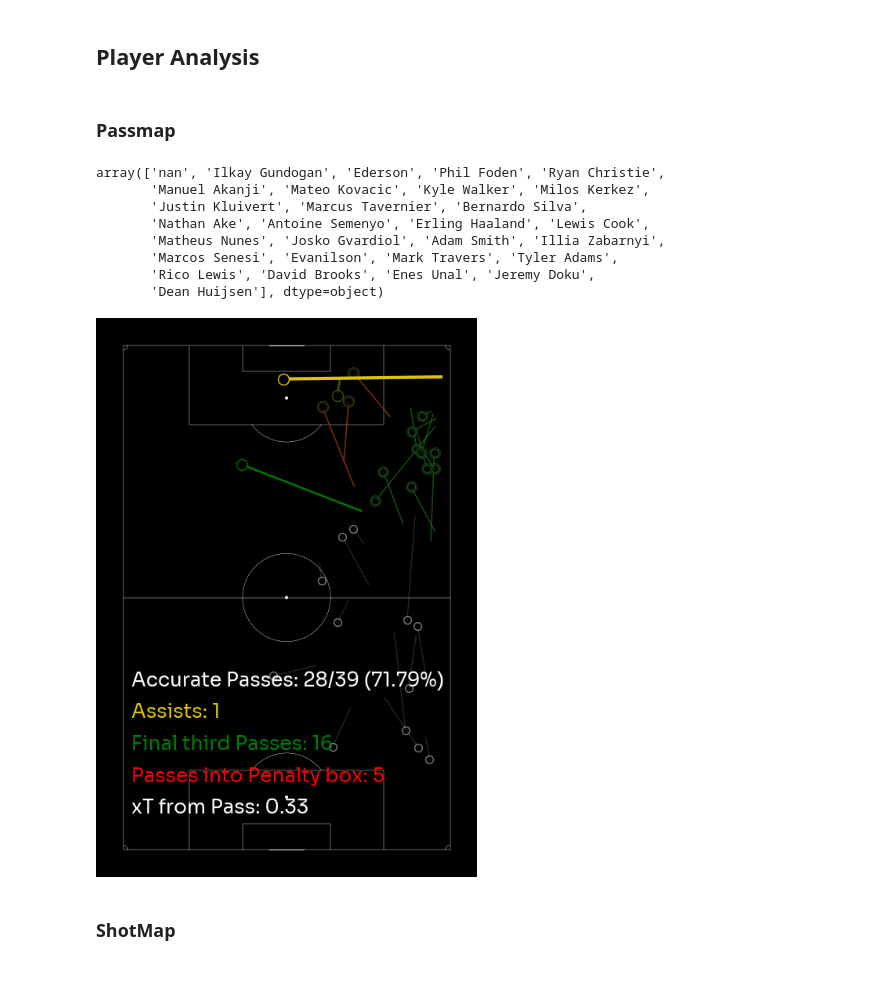
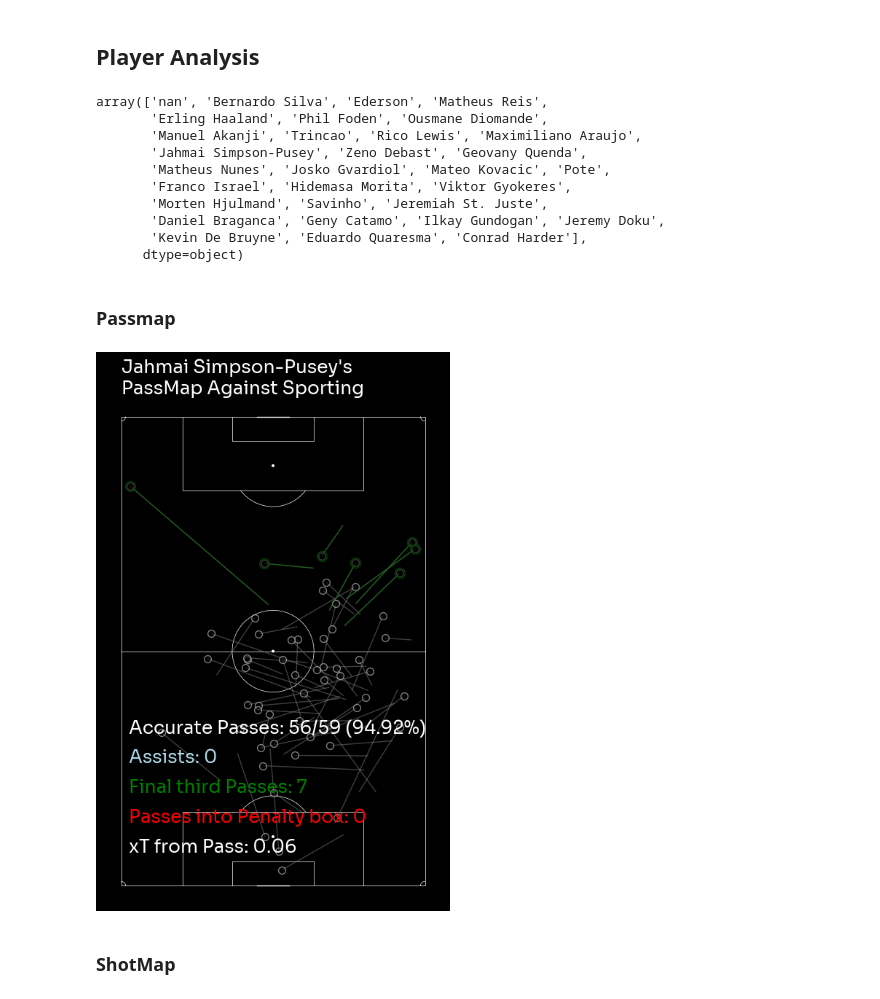
Before and after one commit to ishdeep-10/IndianCitizen, a Jupyter notebook: ScorePredict/notebooks/PostMatchAnalysis.ipynb, the cells around one changed output. Drawn from its saved outputs; the diff is of its cells as text; code cells hidden in the pictures.

```diff
--- a/ScorePredict/notebooks/PostMatchAnalysis.ipynb
+++ b/ScorePredict/notebooks/PostMatchAnalysis.ipynb
@@ -244,7 +248,7 @@ df = pd.DataFrame(events_dict)
 dfp = pd.DataFrame(players_df)
 # %%
 # Put the match HTML file path here
-match_html_path = "C:/Users/acer/Documents/GitHub/IndianCitizen/ScorePredict/HTMLs/BournemouthVManchester City.html"
+match_html_path = "C:/Users/acer/Documents/GitHub/IndianCitizen/ScorePredict/HTMLs/SportingVManchester City.html"
 
 def extract_json_from_html(html_path, save_output=False):
     with open(html_path, 'r', encoding='utf-8') as html_file:
@@ -1241,8 +1245,8 @@ array(['Bournemouth', 'Man City'], dtype=object)
 # %%
-team1_name = 'Bournemouth'
+team1_name = 'Sporting'
 team2_name = 'Man City'
 
-team1_facecolor = '#DA291C'
+team1_facecolor = 'green'
 team2_facecolor = '#6CABDD'
 # %%
 import matplotlib.patheffects as path_effects
@@ -1734,23 +1752,25 @@ fig.savefig(f'C:/Users/acer/Documents/GitHub/IndianCitizen/ScorePredict/MatchRep
 # %% [markdown]
 ## Player Analysis
-# %% [markdown]
-### Passmap
 # %%
 df['name'].unique()
 # %% [output]
-array(['nan', 'Ilkay Gundogan', 'Ederson', 'Phil Foden', 'Ryan Christie',
-       'Manuel Akanji', 'Mateo Kovacic', 'Kyle Walker', 'Milos Kerkez',
-       'Justin Kluivert', 'Marcus Tavernier', 'Bernardo Silva',
-       'Nathan Ake', 'Antoine Semenyo', 'Erling Haaland', 'Lewis Cook',
-       'Matheus Nunes', 'Josko Gvardiol', 'Adam Smith', 'Illia Zabarnyi',
-       'Marcos Senesi', 'Evanilson', 'Mark Travers', 'Tyler Adams',
-       'Rico Lewis', 'David Brooks', 'Enes Unal', 'Jeremy Doku',
-       'Dean Huijsen'], dtype=object)
+array(['nan', 'Bernardo Silva', 'Ederson', 'Matheus Reis',
+       'Erling Haaland', 'Phil Foden', 'Ousmane Diomande',
+       'Manuel Akanji', 'Trincao', 'Rico Lewis', 'Maximiliano Araujo',
+       'Jahmai Simpson-Pusey', 'Zeno Debast', 'Geovany Quenda',
+       'Matheus Nunes', 'Josko Gvardiol', 'Mateo Kovacic', 'Pote',
+       'Franco Israel', 'Hidemasa Morita', 'Viktor Gyokeres',
+       'Morten Hjulmand', 'Savinho', 'Jeremiah St. Juste',
+       'Daniel Braganca', 'Geny Catamo', 'Ilkay Gundogan', 'Jeremy Doku',
+       'Kevin De Bruyne', 'Eduardo Quaresma', 'Conrad Harder'],
+      dtype=object)
+# %% [markdown]
+### Passmap
 # %%
 #team1_facecolor = '#010E80'
 # %%
 def player_passMap(ax, pname):
-    pitch = VerticalPitch(pitch_type='uefa',half=False, corner_arcs=True, pitch_color=background, line_color='white', linewidth=0.3)
+    pitch = VerticalPitch(pitch_type='uefa',half=False, corner_arcs=True, pitch_color=background, line_color='white', linewidth=0.5)
     pitch.draw(ax=ax)
     #ax.set_xlim(-0.5, 105.5)
     #ax.set_ylim(-0.5, 68.5)
@@ -1796,7 +1816,7 @@ def player_passMap(ax, pname):
     xT_by_Pass = dfpass['xT'].sum().round(2)
 
     #pitch.lines(iac_pass.y, iac_pass.x, iac_pass.endY, iac_pass.endX, color='grey', lw=2, alpha=0.15, comet=True, zorder=2, ax=ax)
-    pitch.lines(acc_pass.x, acc_pass.y, acc_pass.endX, acc_pass.endY, color='grey', lw=1, alpha=0.3, comet=False, zorder=2, ax=ax)
+    pitch.lines(acc_pass.x, acc_pass.y, acc_pass.endX, acc_pass.endY, color='grey', lw=1, alpha=0.5, comet=False, zorder=2, ax=ax)
     pitch.lines(key_pass.x, key_pass.y, key_pass.endX, key_pass.endY, color='green',  lw=2, alpha=0.8,comet=False, zorder=3, ax=ax)
     pitch.lines(assist.x, assist.y, assist.endX, assist.endY, color=team1_facecolor, lw=3, alpha=1,comet=False, zorder=5, ax=ax)
     pitch.lines(pen_box.x, pen_box.y, pen_box.endX, pen_box.endY, color='red', lw=1, alpha=0.5,comet=False, zorder=4, ax=ax)
@@ -1808,7 +1828,7 @@ def player_passMap(ax, pname):
     ax.scatter(fnl_thd.endY, fnl_thd.endX, s=100, color=background,edgecolor='green', alpha=0.5, zorder=4)
     ax.scatter(pen_box.endY, pen_box.endX, s=100, color=background,edgecolor='red', alpha=0.5, zorder=3)
 
-    #ax.text(30,110,f"{pname}'s PassMap", color='white', fontsize=25,fontproperties=font_prop)
+    ax.text(68,110,f"{pname}'s\nPassMap Against Sporting", color='white', fontsize=18,fontproperties=font_prop)
     ax_text(70, 20, f'''
     Accurate Passes: {len(acc_pass)}/{len(dfpass)} ({accurate_pass_perc}%) \n\n
     <Assists: {len(assist)}>\n\n
@@ -1822,11 +1842,11 @@ def player_passMap(ax, pname):
     return
 # %%
 fig,ax=plt.subplots(figsize=(16,9),facecolor=background)
-pname = 'Maximilian Beier'
+pname = 'Jahmai Simpson-Pusey'
 player_passMap(ax, pname)
-fig.savefig(f'C:/Users/acer/Documents/GitHub/IndianCitizen/ScorePredict/MatchReports/DortmundVLeipzig/7.png',dpi=500,bbox_inches = 'tight',facecolor=background)
+fig.savefig(f'C:/Users/acer/Documents/GitHub/IndianCitizen/ScorePredict/MatchReports/DortmundVLeipzig/jp2.png',dpi=500,bbox_inches = 'tight',facecolor=background)
 # %% [output]
-[figure, old version]
+[figure, new version]
 # %% [markdown]
 ### ShotMap
 # %%
```
Also changed, not shown: parts of 12 cells of this notebook, 20 other files.
